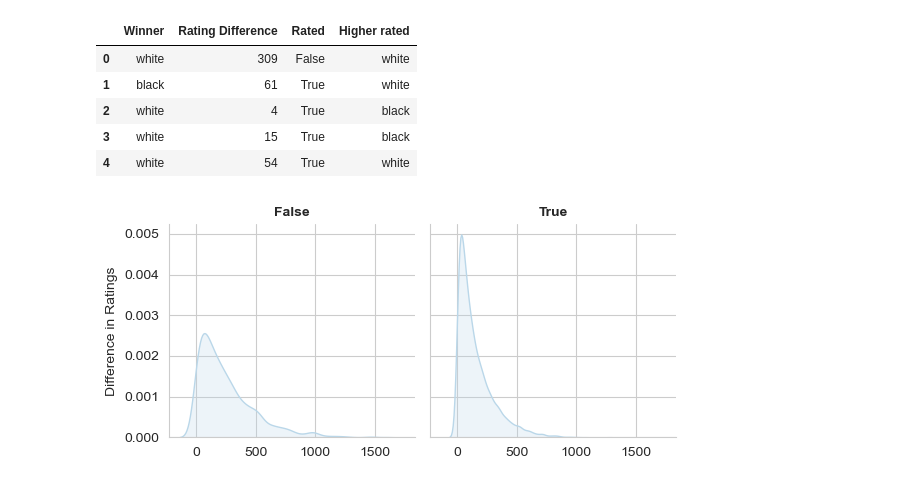
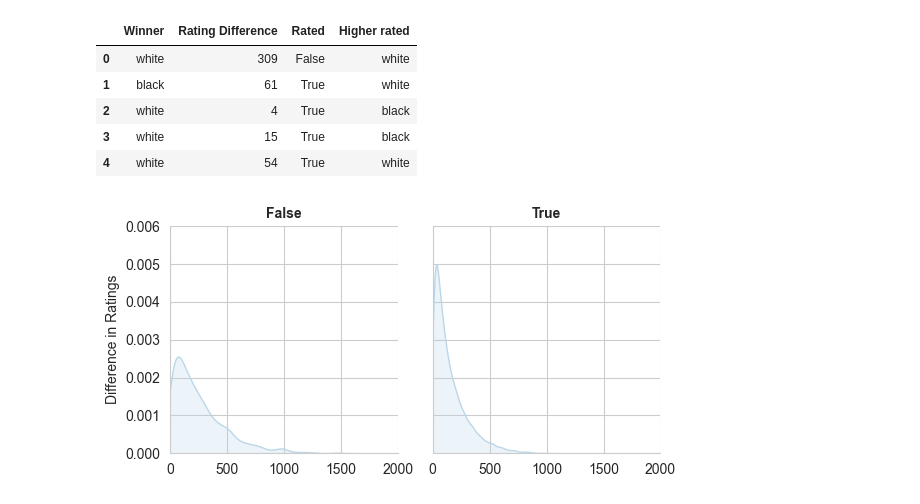
Before and after one commit to FredericWeiss/Online-Chess-Analysis, a Jupyter notebook: online_chess_analysis.ipynb, the cells around one changed output. Cells and saved outputs as stored; diff of their text form; code cells hidden in the pictures.

```diff
--- a/online_chess_analysis.ipynb
+++ b/online_chess_analysis.ipynb
@@ -331,16 +333,17 @@ Head of Table
 | 3 | white | 15 | True | black |
 | 4 | white | 54 | True | white |
 # %%
-sns.set_style("whitegrid")
+fig = sns.FacetGrid(df_diff_rating, col="Rated")
+fig.map(sns.kdeplot, "Rating Difference", color='#BAD7E9', fill=True)
+fig.set_axis_labels(x_var='', y_var='Difference in Ratings', font=font_dict_labels)
+fig.set_titles(col_template = '{col_name}', font=font_dict_title)
 
-plot = sns.FacetGrid(df_diff_rating, col="Rated")
-plot.map(sns.kdeplot, "Rating Difference", color='#BAD7E9', fill=True)
-plot.set_axis_labels(x_var='', y_var='Difference in Ratings', font=font_dict_labels)
-plot.set_titles(col_template = '{col_name}', font=font_dict_title)
-
+plt.xlim(0, 2000)
+plt.ylim(0, 0.006)
+plt.tight_layout()
 plt.show()
 # %% [output]
-[figure, old version]
+[figure, new version]
 # %%
 intervals = pd.qcut(df_diff_rating['Rating Difference'], 10)
 df_diff_rating['Interval'] = intervals
```
Also changed, not shown: parts of 14 cells of this notebook.
